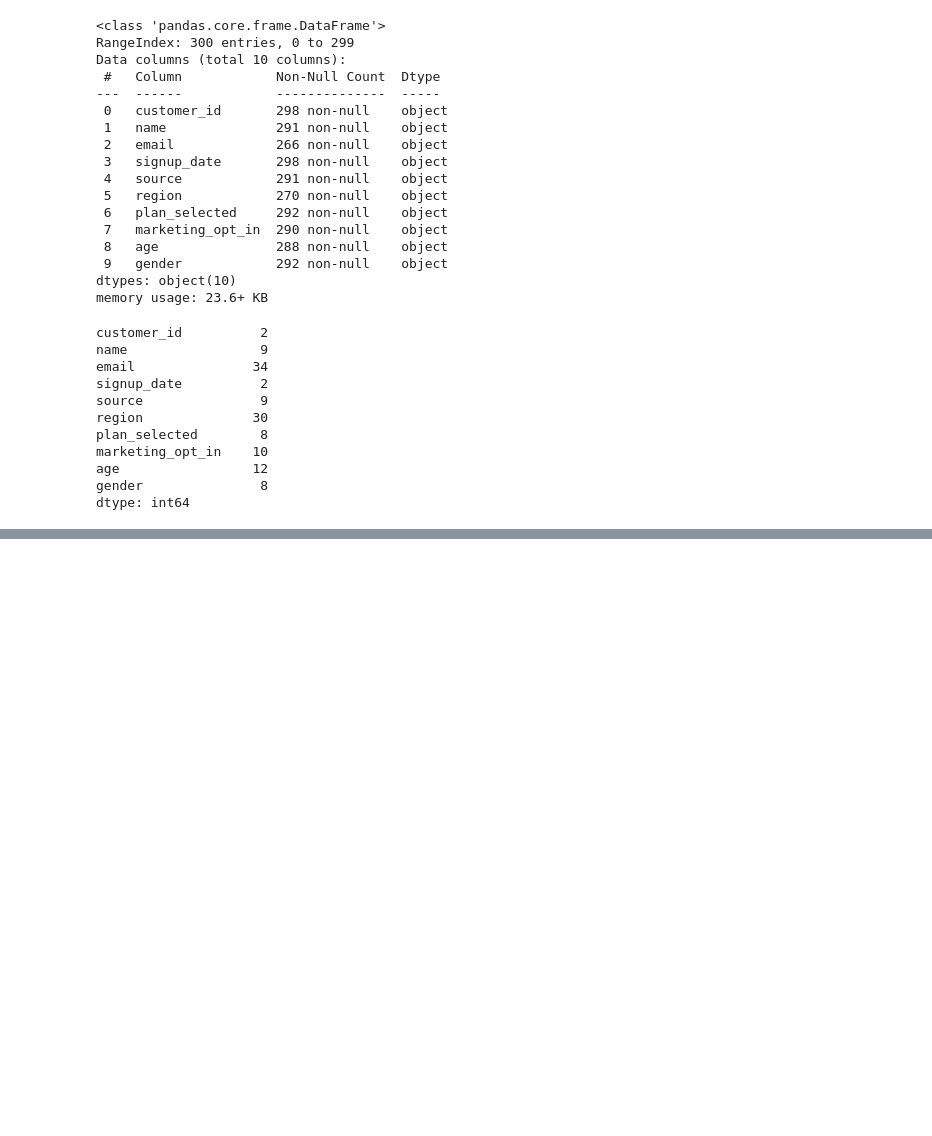
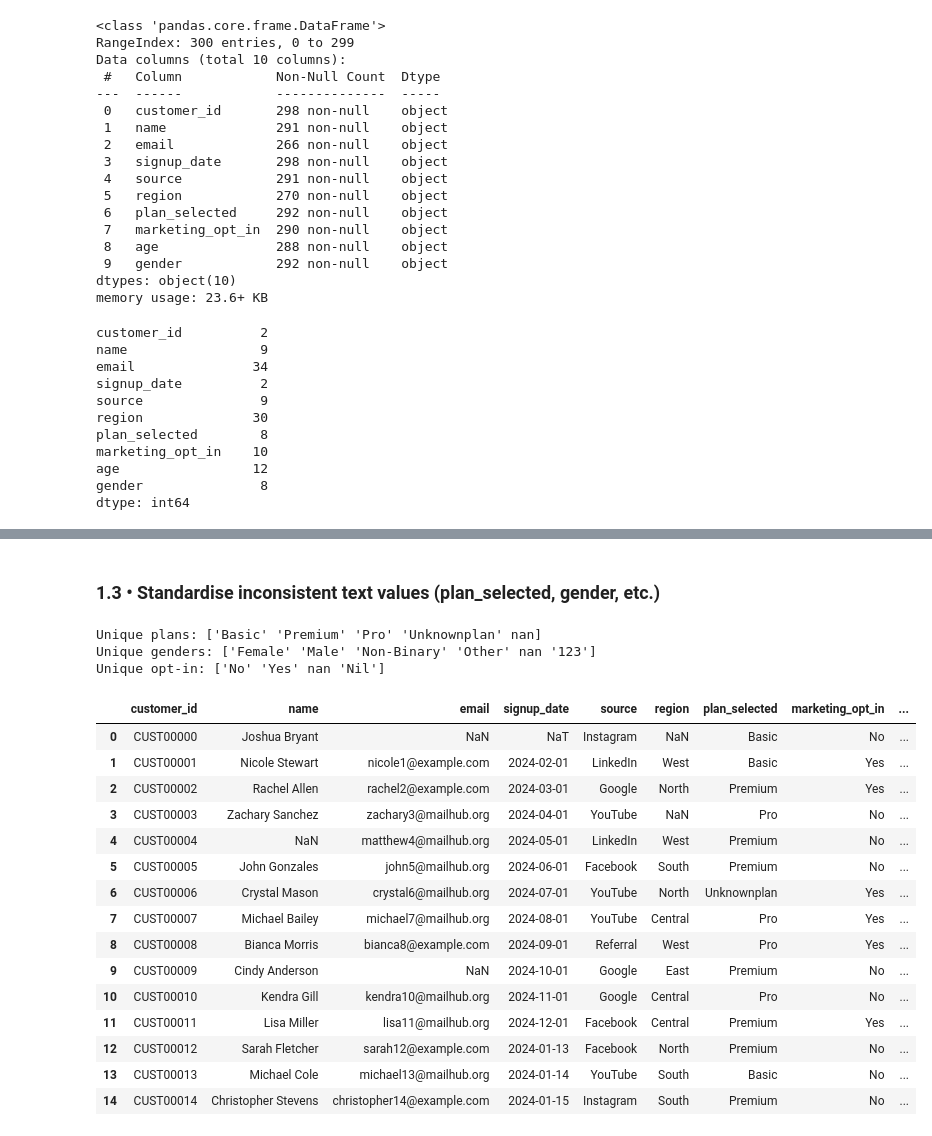
Before and after one commit to Dhavalkumar510/Uptrail, a Jupyter notebook: week_1_DAFBI.ipynb, the cells around one changed output, grey strips where cells are left out. Cells and saved outputs as stored; diff of their text form; code cells hidden in the pictures; blank space fills up the shorter version.

```diff
--- a/week_1_DAFBI.ipynb
+++ b/week_1_DAFBI.ipynb
@@ -99,0 +81,7 @@ dtype: float64
+# %%
+df['signup_date'] = pd.to_datetime(df['signup_date'], errors='coerce')
+
+print(df['signup_date'].head())
+
+# Checking for how many of the date is not converted in the format
+print("\nNull values in signup_date after conversion:", df['signup_date'].isna().sum())
@@ -99,0 +97,55 @@ dtype: float64
+# %% [markdown]
+### 1.3 • Standardise inconsistent text values (plan_selected, gender, etc.)
+# %%
+
+def clean_text(s):
+    if pd.isna(s):
+        return s
+    return str(s).strip().title()
+
+for col in ["plan_selected", "gender", "marketing_opt_in", "region"]:
+    if col in df.columns:
+        df[col] = df[col].apply(clean_text)
+
+df["plan_selected"] = df["plan_selected"].replace({
+    "Basic Plan": "Basic", "Bsc": "Basic",
+    "Pro": "Pro", "Professional": "Pro",
+    "Prem": "Premium"
+})
+
+df["gender"] = df["gender"].replace({
+    "M": "Male", "Man": "Male",
+    "F": "Female", "Woman": "Female",
+    "Nb": "Non-Binary", "Nonbinary": "Non-Binary"
+})
+
+df["marketing_opt_in"] = df["marketing_opt_in"].replace({
+    "Y": "Yes", "1": "Yes", "True": "Yes",
+    "N": "No", "0": "No", "False": "No"
+})
+
+print("Unique plans:", df["plan_selected"].unique())
+print("Unique genders:", df["gender"].unique())
+print("Unique opt-in:", df["marketing_opt_in"].unique())
+
+df.head(15)
+# %% [output]
+Unique plans: ['Basic' 'Premium' 'Pro' 'Unknownplan' nan]
+Unique genders: ['Female' 'Male' 'Non-Binary' 'Other' nan '123']
+Unique opt-in: ['No' 'Yes' nan 'Nil']
+|  | customer_id | name | email | signup_date | source | region | plan_selected | marketing_opt_in | ... |
+| 0 | CUST00000 | Joshua Bryant | NaN | NaT | Instagram | NaN | Basic | No | ... |
+| 1 | CUST00001 | Nicole Stewart | nicole1@example.com | 2024-02-01 | LinkedIn | West | Basic | Yes | ... |
+| 2 | CUST00002 | Rachel Allen | rachel2@example.com | 2024-03-01 | Google | North | Premium | Yes | ... |
+| 3 | CUST00003 | Zachary Sanchez | zachary3@mailhub.org | 2024-04-01 | YouTube | NaN | Pro | No | ... |
+| 4 | CUST00004 | NaN | matthew4@mailhub.org | 2024-05-01 | LinkedIn | West | Premium | No | ... |
+| 5 | CUST00005 | John Gonzales | john5@mailhub.org | 2024-06-01 | Facebook | South | Premium | No | ... |
+| 6 | CUST00006 | Crystal Mason | crystal6@mailhub.org | 2024-07-01 | YouTube | North | Unknownplan | Yes | ... |
+| 7 | CUST00007 | Michael Bailey | michael7@mailhub.org | 2024-08-01 | YouTube | Central | Pro | Yes | ... |
+| 8 | CUST00008 | Bianca Morris | bianca8@example.com | 2024-09-01 | Referral | West | Pro | Yes | ... |
+| 9 | CUST00009 | Cindy Anderson | NaN | 2024-10-01 | Google | East | Premium | No | ... |
+| 10 | CUST00010 | Kendra Gill | kendra10@mailhub.org | 2024-11-01 | Google | Central | Pro | No | ... |
+| 11 | CUST00011 | Lisa Miller | lisa11@mailhub.org | 2024-12-01 | Facebook | Central | Premium | Yes | ... |
+| 12 | CUST00012 | Sarah Fletcher | sarah12@example.com | 2024-01-13 | Facebook | North | Premium | No | ... |
+| 13 | CUST00013 | Michael Cole | michael13@mailhub.org | 2024-01-14 | YouTube | South | Basic | No | ... |
+| 14 | CUST00014 | Christopher Stevens | christopher14@example.com | 2024-01-15 | Instagram | South | Premium | No | ... |
```
Also changed, not shown: parts of 49 cells of this notebook.
